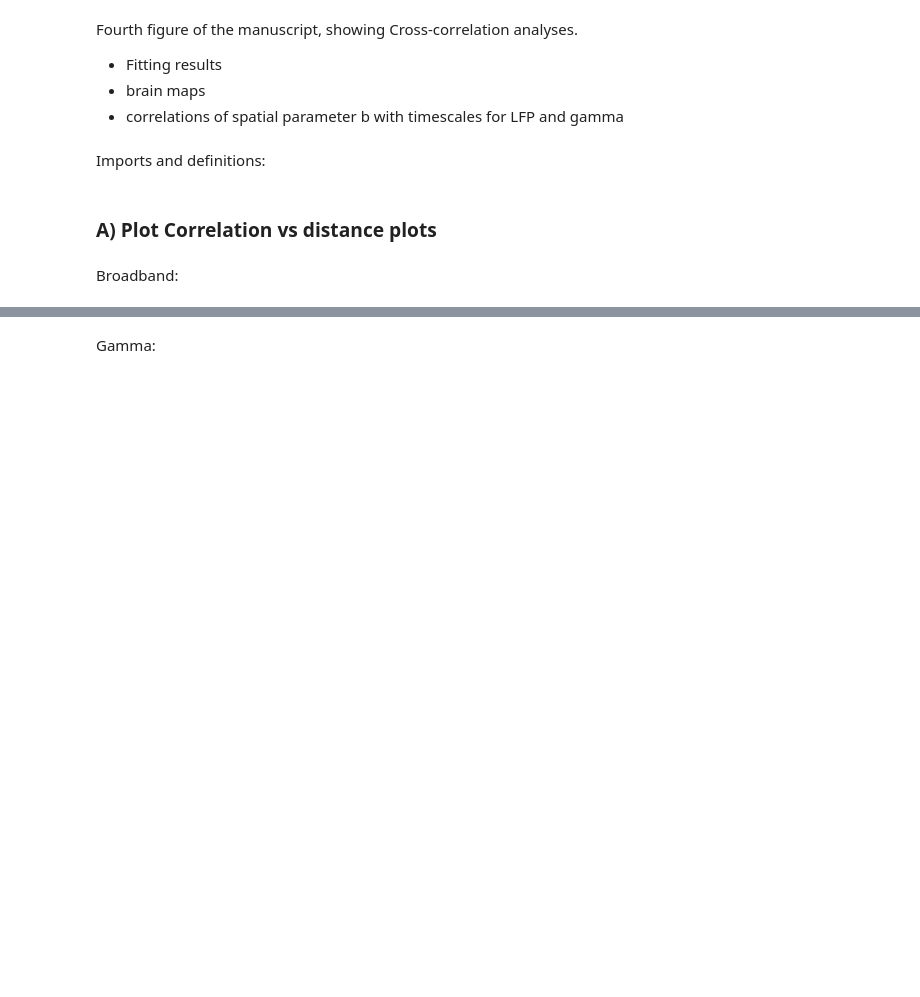
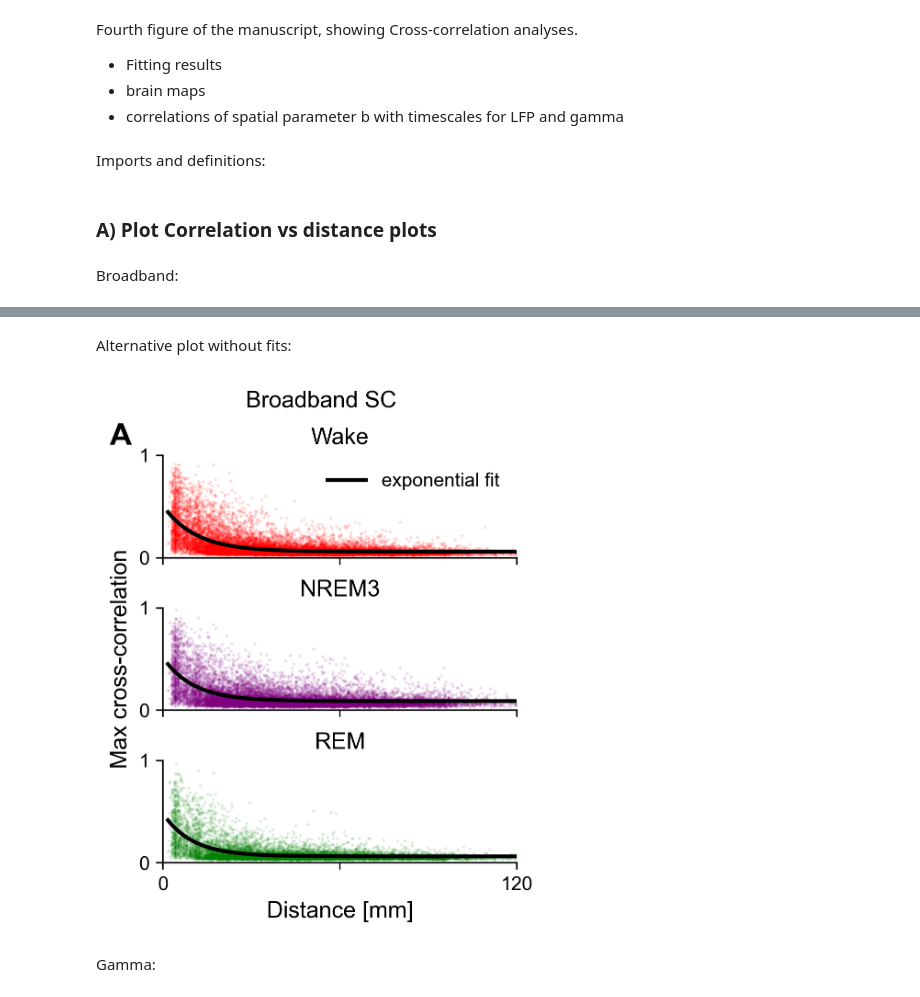
Before and after one commit to cusinatr/MNI-Analysis, a Jupyter notebook: Analysis/Figures/Fig_sc.ipynb, the cells around one changed output, grey strips where cells are left out. Cells and saved outputs as stored; diff of their text form; code cells hidden in the pictures; blank space fills up the shorter version.

```diff
--- a/Analysis/Figures/Fig_sc.ipynb
+++ b/Analysis/Figures/Fig_sc.ipynb
@@ -96,3 +94,33 @@ plt.show()
+# %% [markdown]
+Alternative plot without fits:
+# %%
+params_stages = {
+    stage: par.loc["all"].to_numpy().squeeze()
+    for stage, par in df_params_corr_bb.items()
+}
+
+fig, axs = plots.plot_sc_fit_2(
+    df_sc_bb,
+    params_stages,
+    stage_colors,
+    dict_stages=title_dict,
+    figsize=(8, 10),
+)
+
+fig.suptitle("Broadband SC", fontsize=plots.fsize.TITLE_SIZE)
+# Adjust plot
+# axs[0].set_ylim(0, 0.4)
+# axs[0].set_yticks([0, 0.2, 0.4], labels=[0, 0.2, 0.4], fontsize=plots.fsize.TICK_SIZE)
+# axs[0].set_title("Broadband SC", fontsize=plots.fsize.TITLE_SIZE)
+
+# Annotate panel
+axs[0].text(-0.15, 1.1, "A", transform=axs[0].transAxes,
+            size=16, weight='bold')
+
+plots.save_figure(fig, fig_path.joinpath("Fit_corr_broadband_2.svg"))
+plt.show()
+# %% [output]
+[figure, added]
 # %% [markdown]
 Gamma:
 # %%
```
Also changed, not shown: parts of 4 cells of this notebook, 1 other file.
